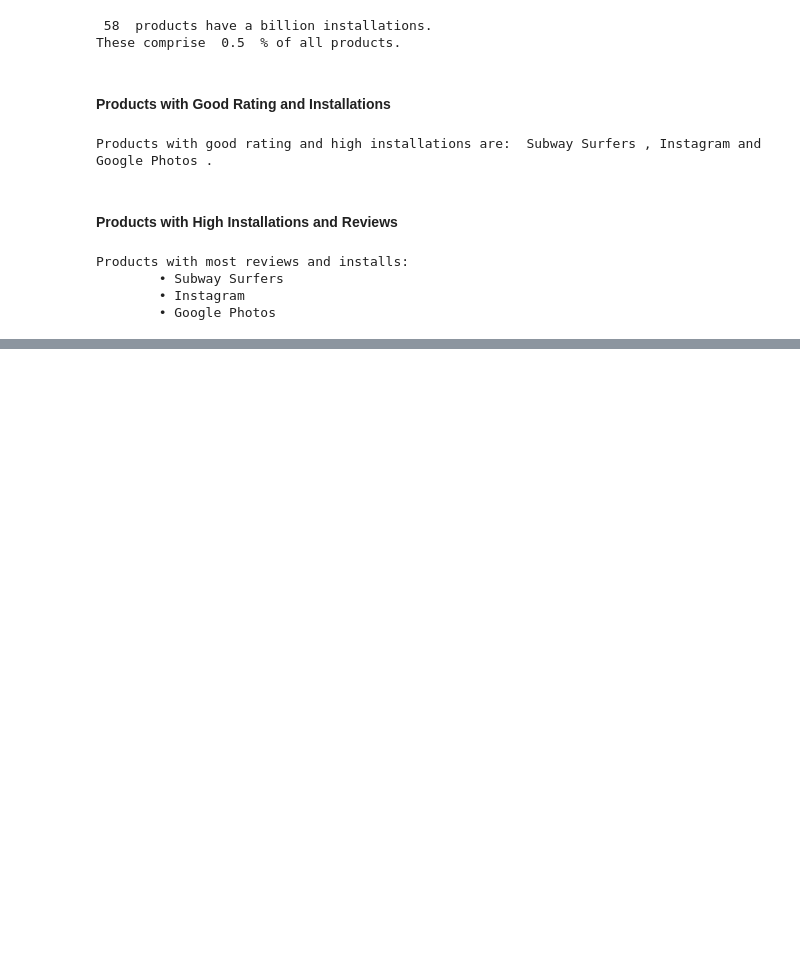
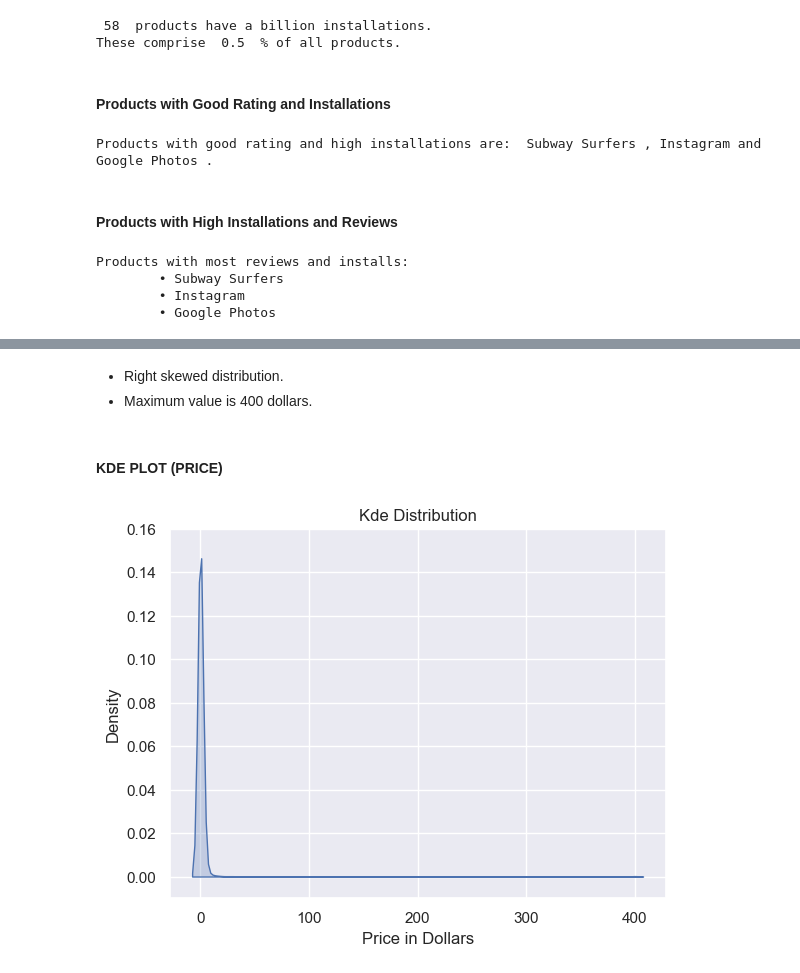
Before and after one commit to RitiGawade/Google-Play-Store, a Jupyter notebook: Data_Visualization.ipynb, the cells around one changed output, grey strips where cells are left out. Cells and saved outputs as stored; diff of their text form; code cells hidden in the pictures; blank space fills up the shorter version.

```diff
--- a/Data_Visualization.ipynb
+++ b/Data_Visualization.ipynb
@@ -850,0 +873,22 @@ Products with most reviews and installs:
+# %% [markdown]
+- Right skewed distribution.
+- Maximum value is 400 dollars.
+# %% [markdown]
+#### KDE PLOT (PRICE)
+# %%
+#title of plot
+plt.title('Kde Distribution')
+
+#create kde plot
+sns.kdeplot(df['Price'], fill = True);
+
+#label of the x-axis
+plt.xlabel('Price in Dollars')
+
+#limits on y-axis
+plt.ylim(-0.01, 0.16)
+
+#display graph
+plt.show();
+# %% [output]
+[figure, added]
```
Also changed, not shown: parts of 30 cells of this notebook.
